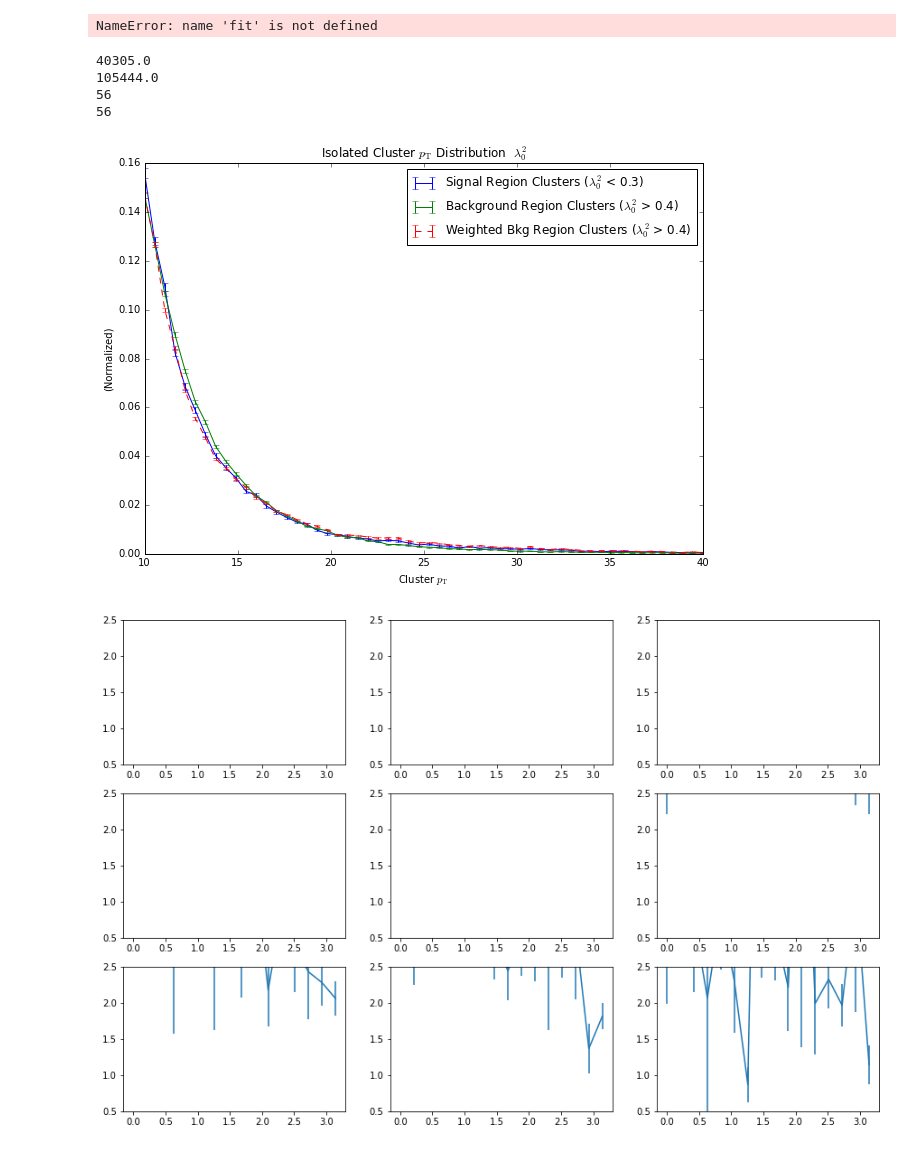
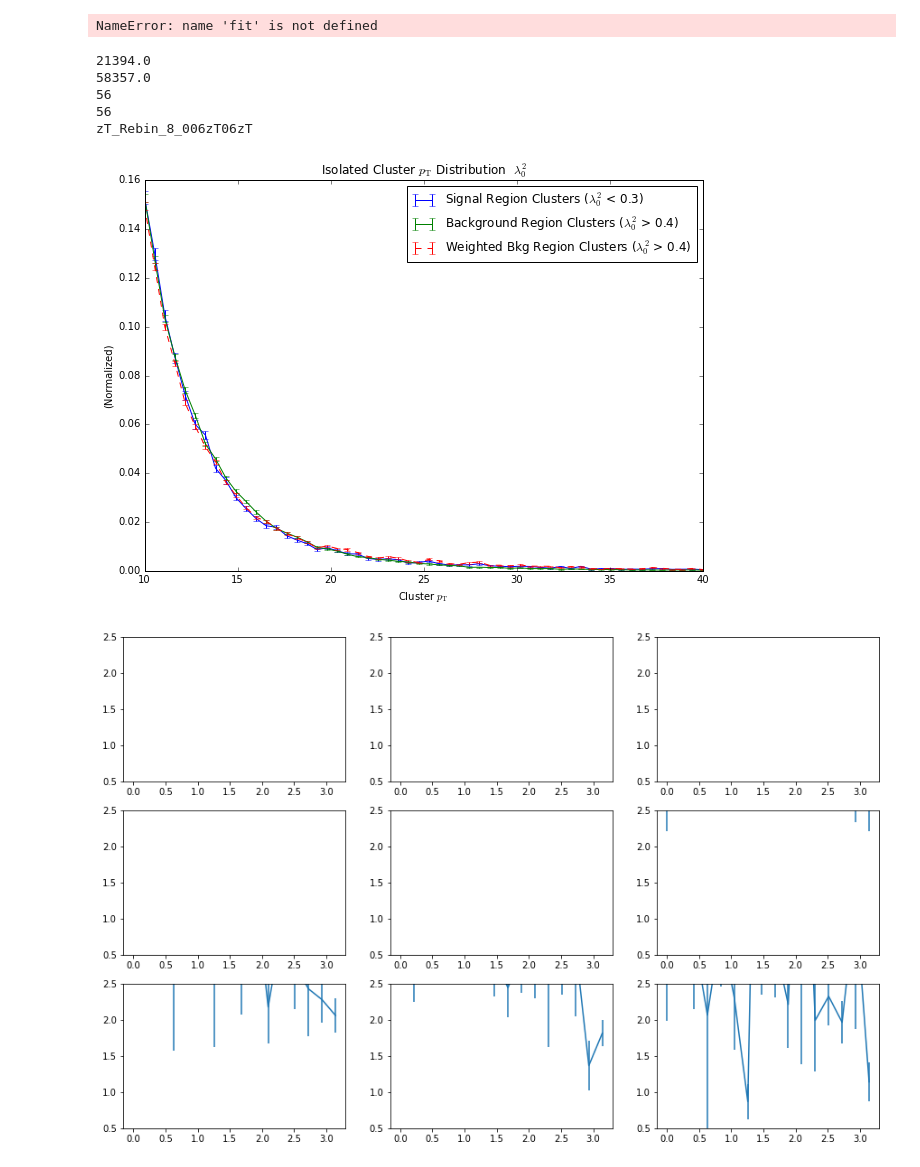
Before and after one commit to ftoralesacosta/GH_Correlations, a Jupyter notebook: Analysis_Notebooks/Projections_Pairs.ipynb, the cells around one changed output. Saved outputs shown, nothing was run; the diff lists cells and outputs as text; code cells hidden in the pictures.

```diff
--- a/Analysis_Notebooks/Projections_Pairs.ipynb
+++ b/Analysis_Notebooks/Projections_Pairs.ipynb
@@ -535,7 +535,8 @@ if (Shower_Shape=="NN"):
     File = '../InputData/13f_SE_NN_Correlation.root'
 elif (Shower_Shape=="L0"):
     #File = '../InputData/zT_Rebin_8_006zT06zTOldBinNewNewPurity/13f_SE_L0_Correlation.root'
-    File = '../InputData/zT_Rebin_8_006zT06zT/pPb_SE_L0_Correlation.root'
+    #File = '../InputData/zT_Rebin_8_006zT06zT/pPb_SE_L0_Correlation.root'
+    File = '../InputData/zT_Rebin_8_006zT06zT/pp_SE_L0_Correlation.root'
 file = ROOT.TFile(File)
 
 SIG = file.Get("Signal_pT_Dist")
@@ -579,36 +580,37 @@ B_Error = B_Error/B_Scale
 B_Scale_W = Background_W.sum(axis=0)
 Background_W = Background_W/B_Scale_W
 BW_Error = BW_Error/B_Scale_W
 
 print(Signal.size)
 print(S_Error.size)
 
 pT_Axis = np.linspace(10,40,N_Bins)
 
 fig = plt.figure(figsize=(10,7))
 if (Shower_Shape=="NN"):
     plt.errorbar(pT_Axis,Signal,yerr = S_Error,label="Signal Region Clusters (0.55 < NN < 0.85)")
     plt.errorbar(pT_Axis,Background,yerr = B_Error,label="Background Region Clusters (NN < 0.4)")
     plt.errorbar(pT_Axis,Background_W,yerr = BW_Error,fmt = "--r",label="Weighted Background Clusters (NN < 0.4)")
     plt.title(r"Isolated Cluster $p_{\mathrm{T}}$ Distribution  $DNN$")
 
 elif (Shower_Shape=="L0"):
     plt.errorbar(pT_Axis,Signal,yerr = S_Error,label="Signal Region Clusters ($\lambda^{2}_{0}$ < 0.3)")
     plt.errorbar(pT_Axis,Background,yerr = B_Error,label="Background Region Clusters ($\lambda^{2}_{0}$ > 0.4)")
     plt.errorbar(pT_Axis,Background_W,yerr = BW_Error,fmt = "--r",label="Weighted Bkg Region Clusters ($\lambda^{2}_{0}$ > 0.4)")
     plt.title(r"Isolated Cluster $p_{\mathrm{T}}$ Distribution  $\lambda^{2}_{0}$")
     #plt.ylim(0,0.01)
 
 plt.xlabel(r'Cluster $p_{\mathrm{T}}$')
 plt.ylabel(r'(Normalized)')
 plt.legend()
 fig.savefig('pics/LO/%s/pp_Cluster_pT_Weighted.pdf'%(default_string), bbox_inches='tight')
 # %% [output]
-40305.0
-105444.0
+21394.0
+58357.0
 56
 56
+zT_Rebin_8_006zT06zT
-[figure, old version]
+[figure, new version]
 # %%
 #File1 = "../InputData/pp_GMB_RATIO_COMBINED_OLD.root"
 #File2 = "../InputData/05zT/pp_GMB_RATIO_COMBINED_NEW.root"
```
Also changed, not shown: 1 other file.
